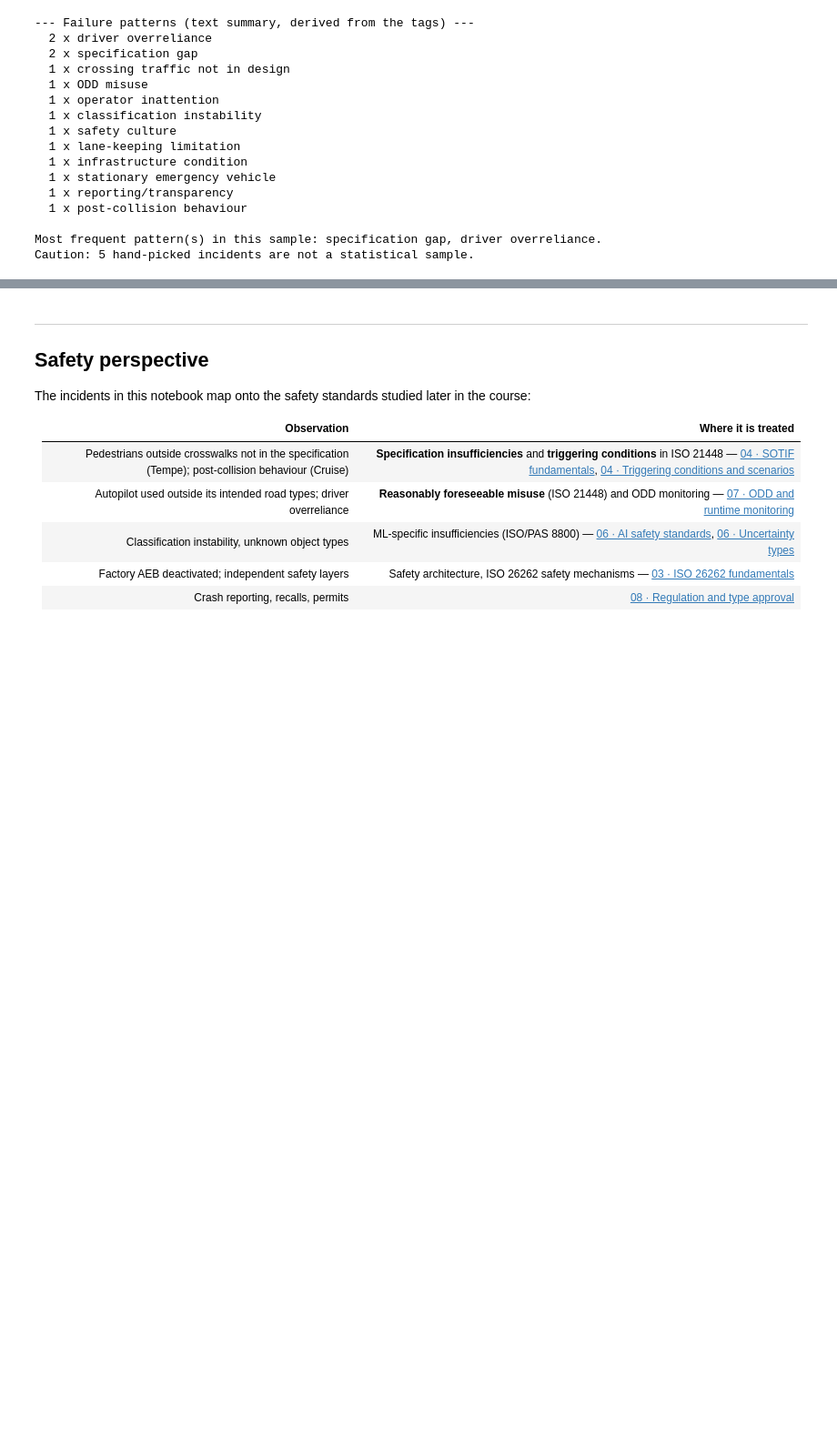
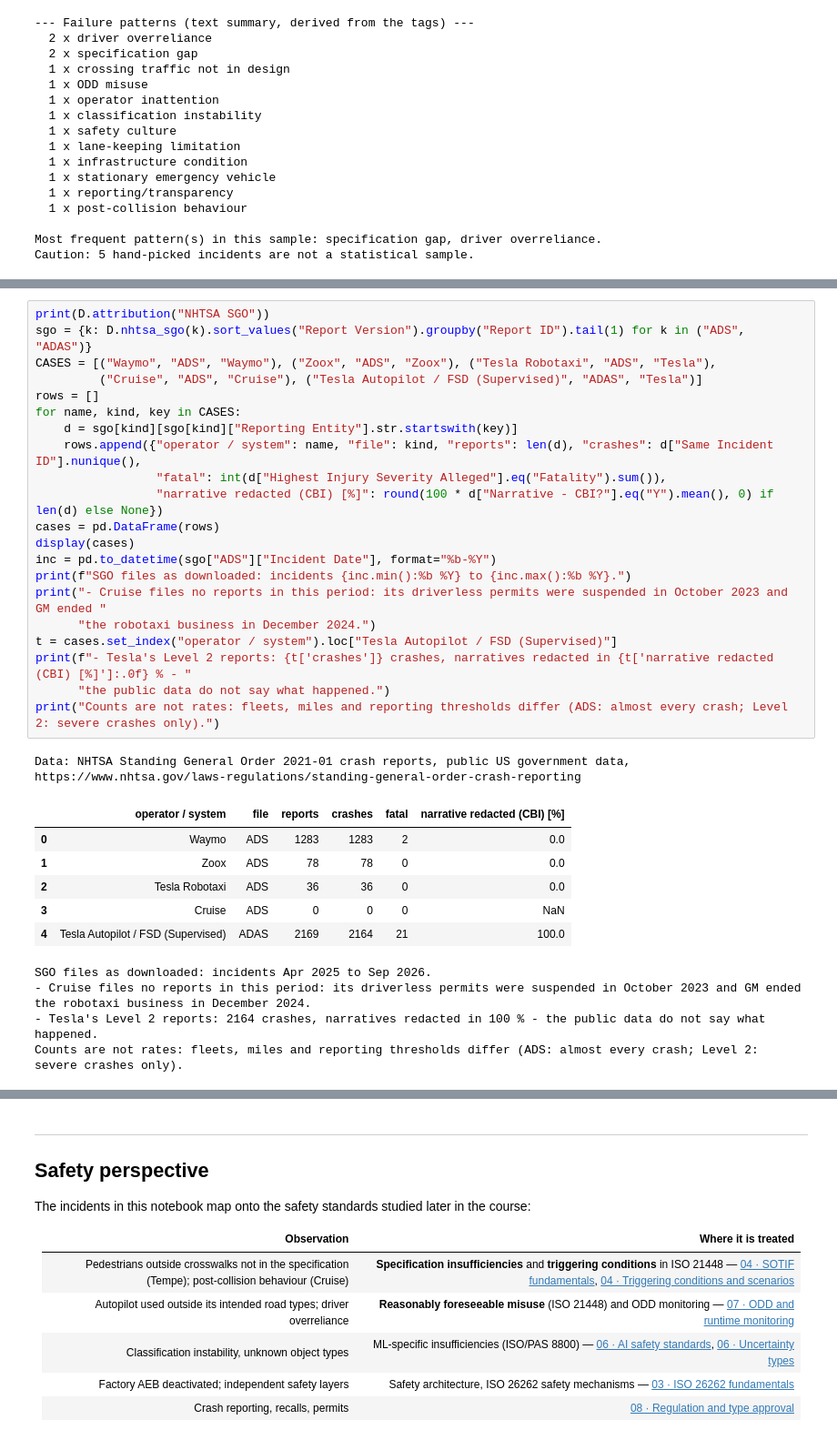
Before and after one commit to milinpatel07/Autonomous-Driving_AI-Safety-and-Security, a Jupyter notebook: 02_Failures_and_Robustness/01_incident_case_studies.ipynb, the cells around one changed output, grey strips where cells are left out. Shown at 91% size. Cells and saved outputs as stored; diff of their text form; blank space fills up the shorter version.

```diff
--- a/02_Failures_and_Robustness/01_incident_case_studies.ipynb
+++ b/02_Failures_and_Robustness/01_incident_case_studies.ipynb
@@ -813,0 +830,33 @@ Caution: 5 hand-picked incidents are not a statistical sample.
+# %%
+print(D.attribution("NHTSA SGO"))
+sgo = {k: D.nhtsa_sgo(k).sort_values("Report Version").groupby("Report ID").tail(1) for k in ("ADS", "ADAS")}
+CASES = [("Waymo", "ADS", "Waymo"), ("Zoox", "ADS", "Zoox"), ("Tesla Robotaxi", "ADS", "Tesla"),
+         ("Cruise", "ADS", "Cruise"), ("Tesla Autopilot / FSD (Supervised)", "ADAS", "Tesla")]
+rows = []
+for name, kind, key in CASES:
+    d = sgo[kind][sgo[kind]["Reporting Entity"].str.startswith(key)]
+    rows.append({"operator / system": name, "file": kind, "reports": len(d), "crashes": d["Same Incident ID"].nunique(),
+                 "fatal": int(d["Highest Injury Severity Alleged"].eq("Fatality").sum()),
+                 "narrative redacted (CBI) [%]": round(100 * d["Narrative - CBI?"].eq("Y").mean(), 0) if len(d) else None})
+cases = pd.DataFrame(rows)
+display(cases)
+inc = pd.to_datetime(sgo["ADS"]["Incident Date"], format="%b-%Y")
+print(f"SGO files as downloaded: incidents {inc.min():%b %Y} to {inc.max():%b %Y}.")
+print("- Cruise files no reports in this period: its driverless permits were suspended in October 2023 and GM ended "
+      "the robotaxi business in December 2024.")
+t = cases.set_index("operator / system").loc["Tesla Autopilot / FSD (Supervised)"]
+print(f"- Tesla's Level 2 reports: {t['crashes']} crashes, narratives redacted in {t['narrative redacted (CBI) [%]']:.0f} % - "
+      "the public data do not say what happened.")
+print("Counts are not rates: fleets, miles and reporting thresholds differ (ADS: almost every crash; Level 2: severe crashes only).")
+# %% [output]
+Data: NHTSA Standing General Order 2021-01 crash reports, public US government data, https://www.nhtsa.gov/laws-regulations/standing-general-order-crash-reporting
+|  | operator / system | file | reports | crashes | fatal | narrative redacted (CBI) [%] |
+| 0 | Waymo | ADS | 1283 | 1283 | 2 | 0.0 |
+| 1 | Zoox | ADS | 78 | 78 | 0 | 0.0 |
+| 2 | Tesla Robotaxi | ADS | 36 | 36 | 0 | 0.0 |
+| 3 | Cruise | ADS | 0 | 0 | 0 | NaN |
+| 4 | Tesla Autopilot / FSD (Supervised) | ADAS | 2169 | 2164 | 21 | 100.0 |
+SGO files as downloaded: incidents Apr 2025 to Sep 2026.
+- Cruise files no reports in this period: its driverless permits were suspended in October 2023 and GM ended the robotaxi business in December 2024.
+- Tesla's Level 2 reports: 2164 crashes, narratives redacted in 100 % - the public data do not say what happened.
+Counts are not rates: fleets, miles and reporting thresholds differ (ADS: almost every crash; Level 2: severe crashes only).
```
Also changed, not shown: parts of 4 cells of this notebook, 4 other files.
